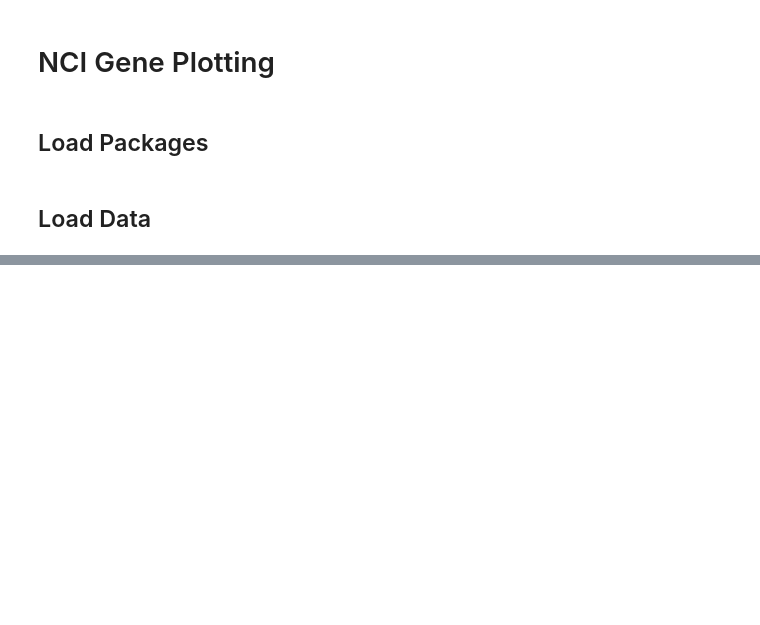
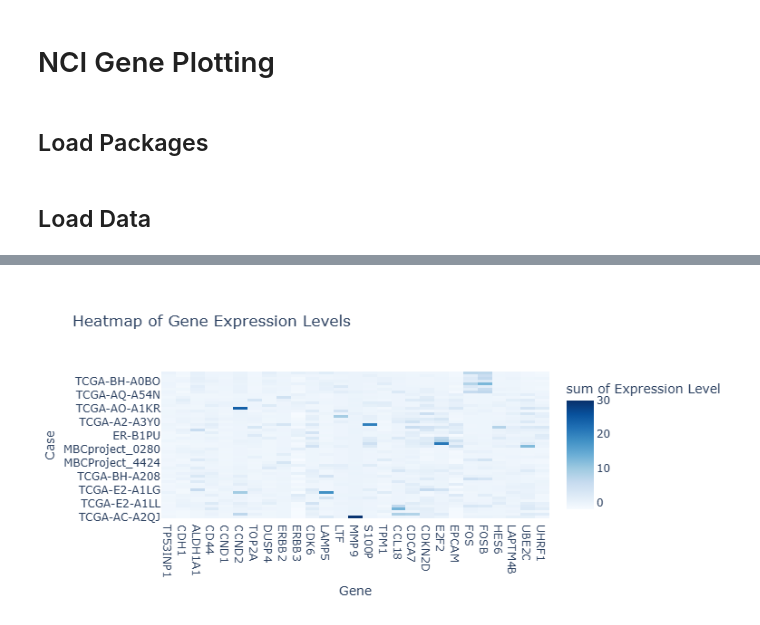
Before and after one commit to aaditya0106/cancer-dashboard, a Jupyter notebook: genePlotting.ipynb, the cells around one changed output, grey strips where cells are left out. Drawn from its saved outputs; the diff is of its cells as text; code cells hidden in the pictures; blank space fills up the shorter version.

```diff
--- a/genePlotting.ipynb
+++ b/genePlotting.ipynb
@@ -26,0 +167,16 @@ Failed to fetch data: 404
+# %%
+heatmap = px.density_heatmap(
+    df_drop_Clean[['Gene', 'Case', 'Expression', 'Cancer Stage']],  # Reduce to key columns
+    x="Gene",
+    y="Case",
+    z="Expression",
+    color_continuous_scale="Blues",
+    range_color=(-2, 30),
+    title="Heatmap of Gene Expression Levels",
+    labels={'Expression': 'Expression Level'},
+    hover_data=['Cancer Stage']  # Ensure this column appears in hover tooltip
+)
+
+heatmap.show()
+# %% [output]
+[figure, added]
```
Also changed, not shown: parts of 28 cells of this notebook, 1 other file.
